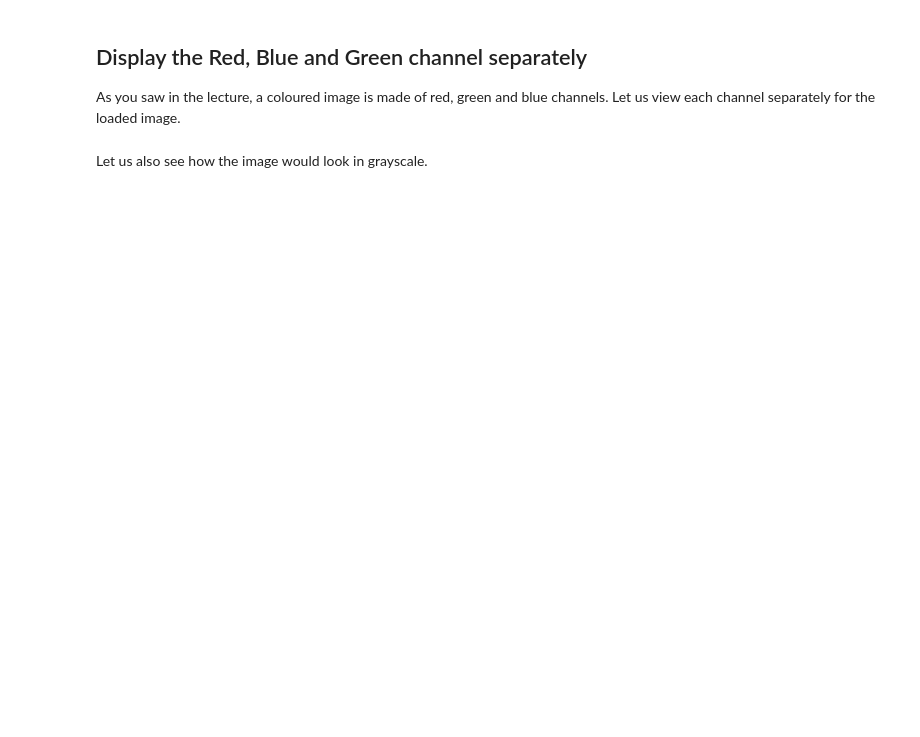
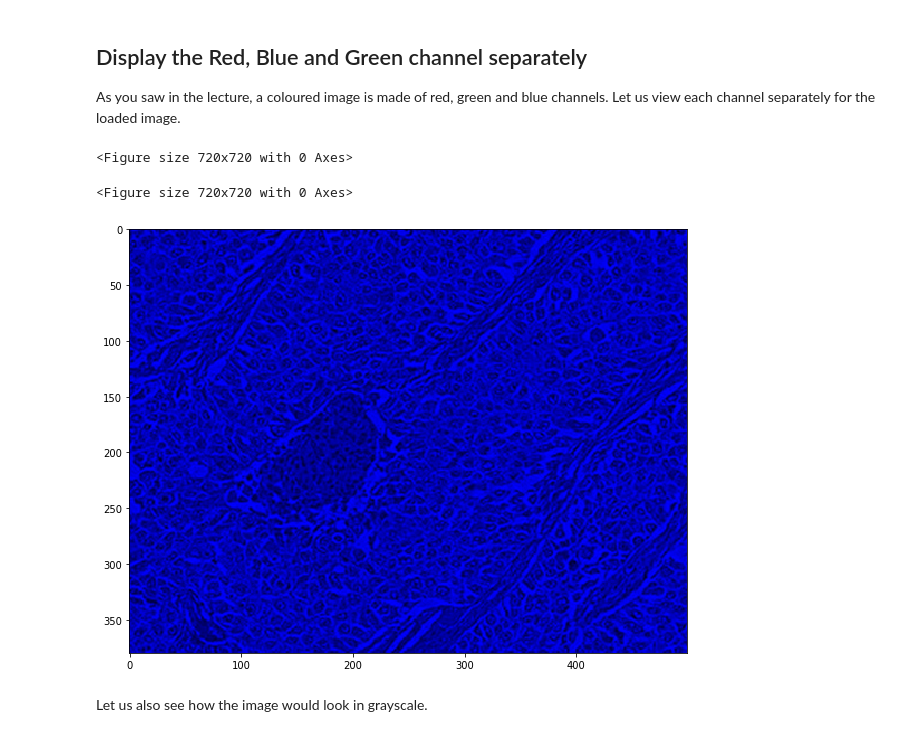
Before and after one commit to battyone/ML_for_MedStudents, a Jupyter notebook: Exercise_4.ipynb, the cells around one changed output. Cells and saved outputs as stored; diff of their text form; code cells hidden in the pictures; blank space fills up the shorter version.

```diff
--- a/Exercise_4.ipynb
+++ b/Exercise_4.ipynb
@@ -25,28 +27,32 @@ As you saw in the lecture, a coloured image is made of red, green and blue chann
 # %%
 b = image.copy()
 # set green and red channels to 0
+b[:, :, 0] = 0
 b[:, :, 1] = 0
-b[:, :, 2] = 0
 
 # do for green
 g = image.copy()
 # set blue and red channels to 0
 
 # do for red
 r = image.copy()
 # set blue and green channels to 0
 
 
 # Red channel
 plt.figure(figsize=(10,10))
-plt.imshow(r)
-plt.show()
 
 # Green channel
 plt.figure(figsize=(10,10))
 
 # Blue channel
 plt.figure(figsize=(10,10))
+plt.imshow(b)
+plt.show()
+# %% [output]
+<Figure size 720x720 with 0 Axes>
+<Figure size 720x720 with 0 Axes>
+[figure, added]
 # %% [markdown]
 Let us also see how the image would look in grayscale.
 # %%
```
Also changed, not shown: parts of 3 cells of this notebook.
